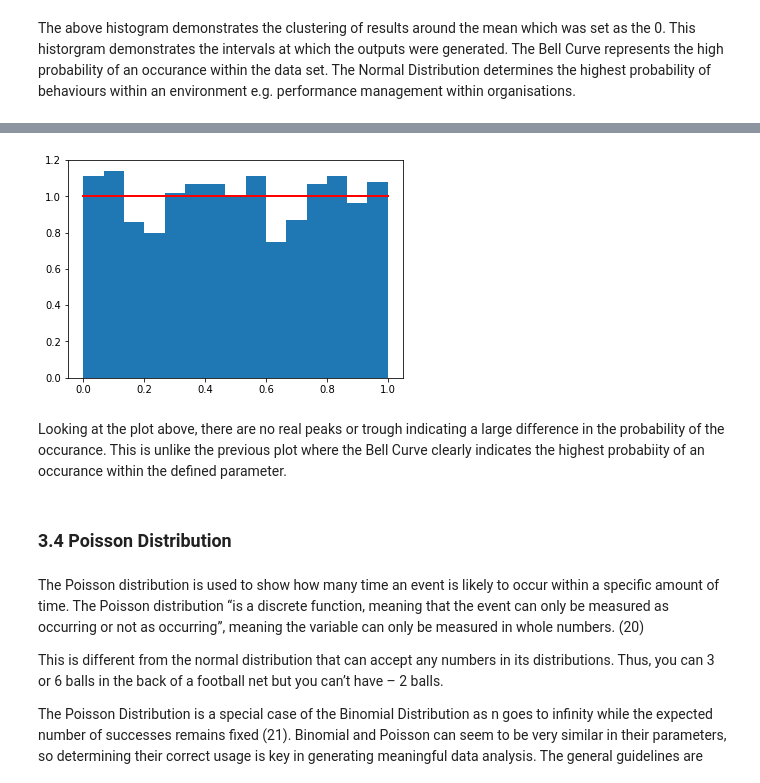
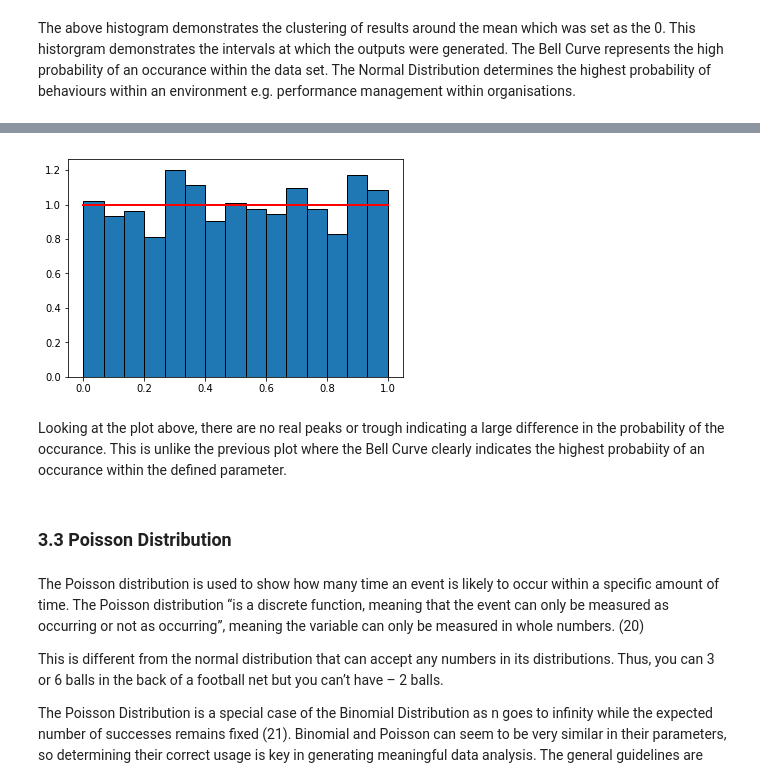
Before and after one commit to martinaobrien/numpy-random, a Jupyter notebook: numpy-random.ipynb, the cells around one changed output, grey strips where cells are left out. Saved outputs shown, nothing was run; the diff lists cells and outputs as text; code cells hidden in the pictures.

```diff
--- a/numpy-random.ipynb
+++ b/numpy-random.ipynb
@@ -299,17 +355,17 @@ Uniform Distributions are extremely useful in determining the frequency of occur
 # %%
 import numpy as np
 s = np.random.uniform(1,0,1000)
 import matplotlib.pyplot as plt
-count, bins, ignored = plt.hist(s, 15, density=True)
+count, bins, ignored = plt.hist(s, 15, density=True, edgecolor='k')
 plt.plot(bins, np.ones_like(bins), linewidth=2, color='r')
 plt.show()
 # %% [output]
-[figure, old version]
+[figure, new version]
 # %% [markdown]
 Looking at the plot above, there are no real peaks or trough indicating a large difference in the probability of the occurance. This is unlike the previous plot where the Bell Curve clearly indicates the highest probabiity of an occurance within the defined parameter.
 # %% [markdown]
-<a id='section3.4'></a>
-### 3.4 Poisson Distribution
+<a id='section3.3'></a>
+### 3.3 Poisson Distribution
 # %% [markdown]
 The Poisson distribution is used to show how many time an event is likely to occur within a specific amount of time. The Poisson distribution “is a discrete function, meaning that the event can only be measured as occurring or not as occurring”, meaning the variable can only be measured in whole numbers. (20)
 
```
Also changed, not shown: parts of 31 cells of this notebook.
